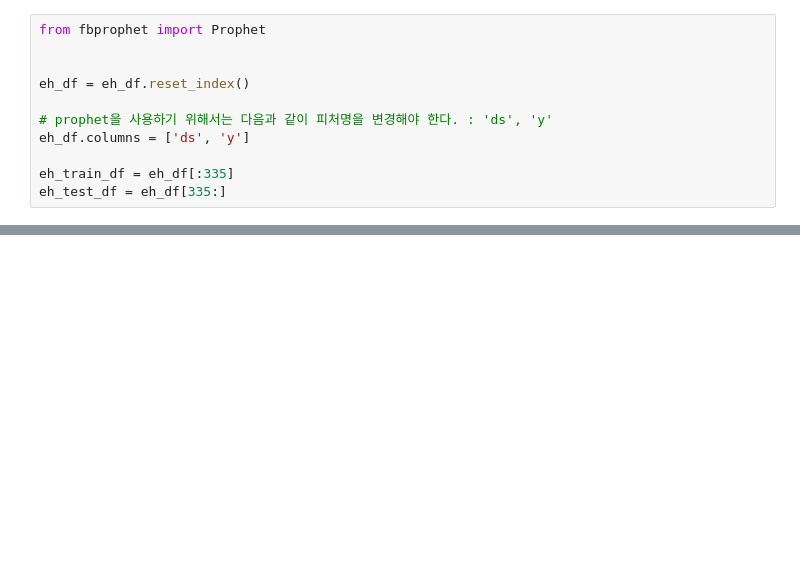
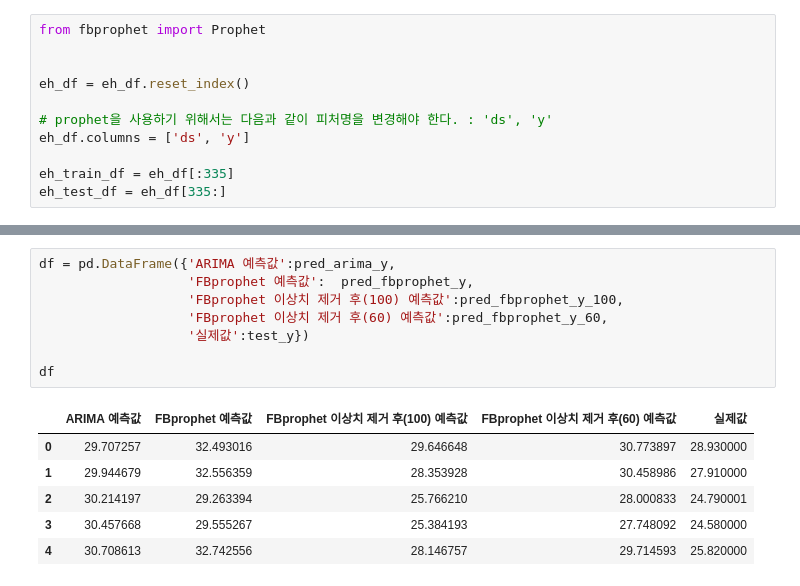
Before and after one commit to goldang01/python_data_analysis_study, a Jupyter notebook: Ehang.ipynb, the cells around one changed output, grey strips where cells are left out. Saved outputs shown, nothing was run; the diff lists cells and outputs as text; blank space fills up the shorter version.

```diff
--- a/Ehang.ipynb
+++ b/Ehang.ipynb
@@ -957,0 +948,15 @@ Text(0.5, 1.0, '값 비교')
+# %%
+df = pd.DataFrame({'ARIMA 예측값':pred_arima_y,
+                   'FBprophet 예측값':  pred_fbprophet_y,
+                   'FBprophet 이상치 제거 후(100) 예측값':pred_fbprophet_y_100,
+                   'FBprophet 이상치 제거 후(60) 예측값':pred_fbprophet_y_60,
+                   '실제값':test_y})
+
+df
+# %% [output]
+|  | ARIMA 예측값 | FBprophet 예측값 | FBprophet 이상치 제거 후(100) 예측값 | FBprophet 이상치 제거 후(60) 예측값 | 실제값 |
+| 0 | 29.707257 | 32.493016 | 29.646648 | 30.773897 | 28.930000 |
+| 1 | 29.944679 | 32.556359 | 28.353928 | 30.458986 | 27.910000 |
+| 2 | 30.214197 | 29.263394 | 25.766210 | 28.000833 | 24.790001 |
+| 3 | 30.457668 | 29.555267 | 25.384193 | 27.748092 | 24.580000 |
+| 4 | 30.708613 | 32.742556 | 28.146757 | 29.714593 | 25.820000 |
```
Also changed, not shown: parts of 61 cells of this notebook.
